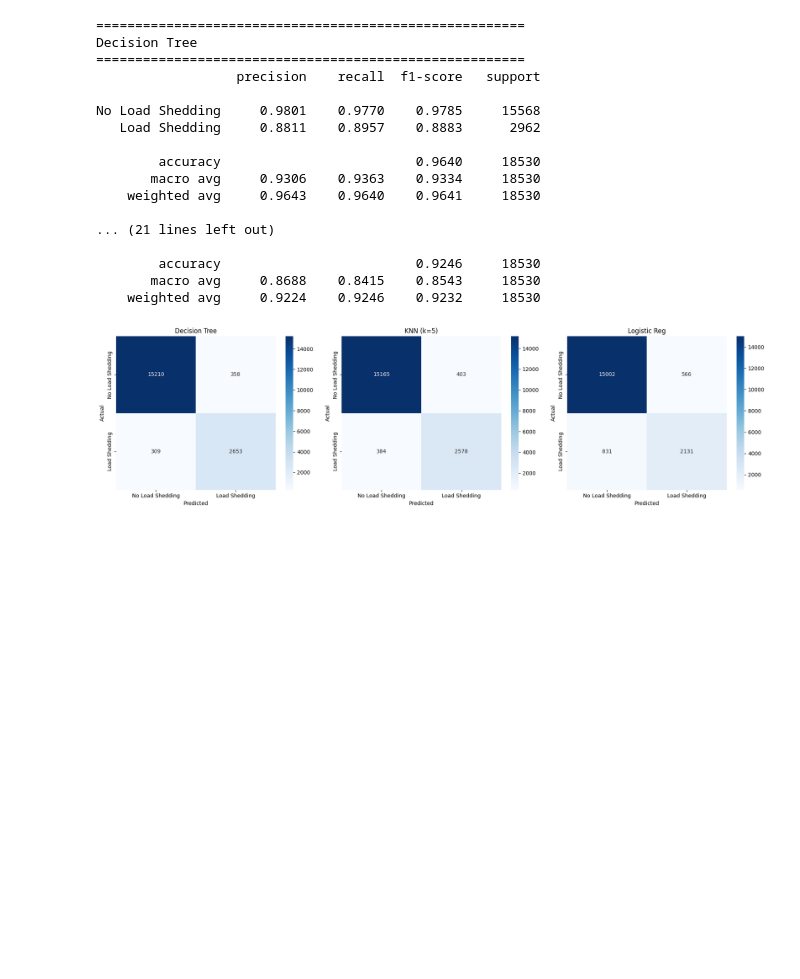
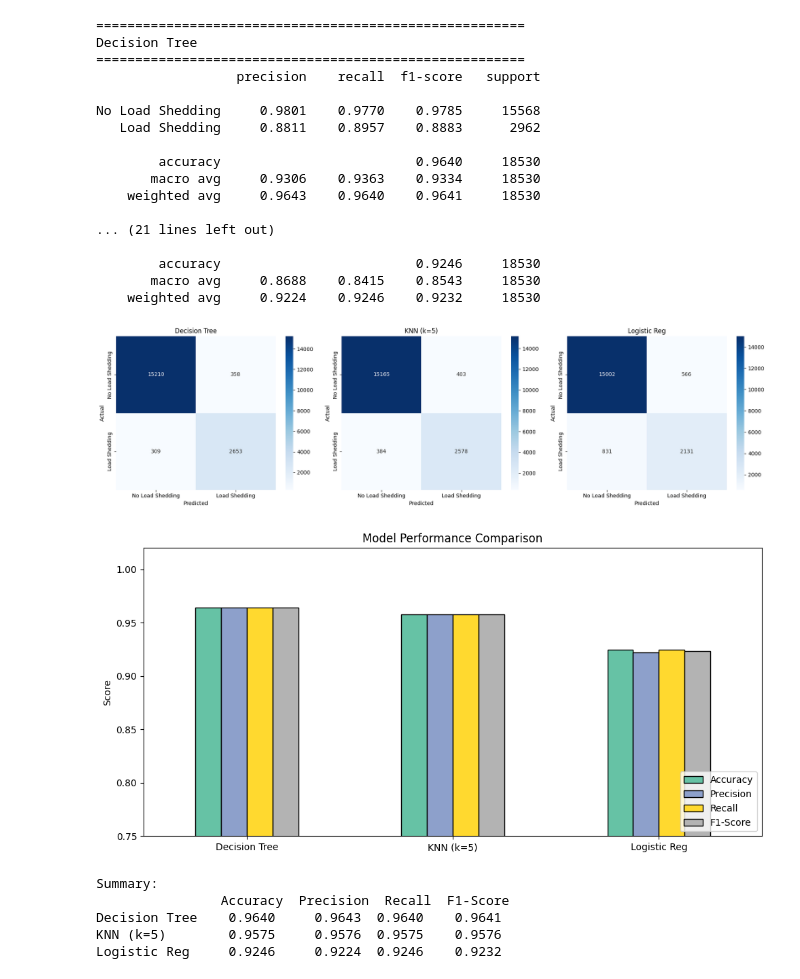
Before and after one commit to sabbirpuspo/LearningforMe, a Jupyter notebook: PGCB_BD.ipynb, the cells around one changed output. Cells and saved outputs as stored; diff of their text form; code cells hidden in the pictures; blank space fills up the shorter version.

```diff
--- a/PGCB_BD.ipynb
+++ b/PGCB_BD.ipynb
@@ -227,3 +227,16 @@ for ax, (name, yp) in zip(axes, predictions.items()):
 plt.tight_layout(); plt.show()
 # %% [output]
 [figure]
+# %%
+res_df = pd.DataFrame(results).T
+res_df.plot(kind='bar', figsize=(10, 5), colormap='Set2', edgecolor='black')
+plt.title('Model Performance Comparison'); plt.ylabel('Score'); plt.ylim(0.75, 1.02)
+plt.xticks(rotation=0); plt.legend(loc='lower right'); plt.tight_layout(); plt.show()
+print("\nSummary:\n", res_df.round(4))
+# %% [output]
+[figure, added]
+Summary:
+                Accuracy  Precision  Recall  F1-Score
+Decision Tree    0.9640     0.9643  0.9640    0.9641
+KNN (k=5)        0.9575     0.9576  0.9575    0.9576
+Logistic Reg     0.9246     0.9224  0.9246    0.9232
```
Also changed, not shown: parts of 3 cells of this notebook.
